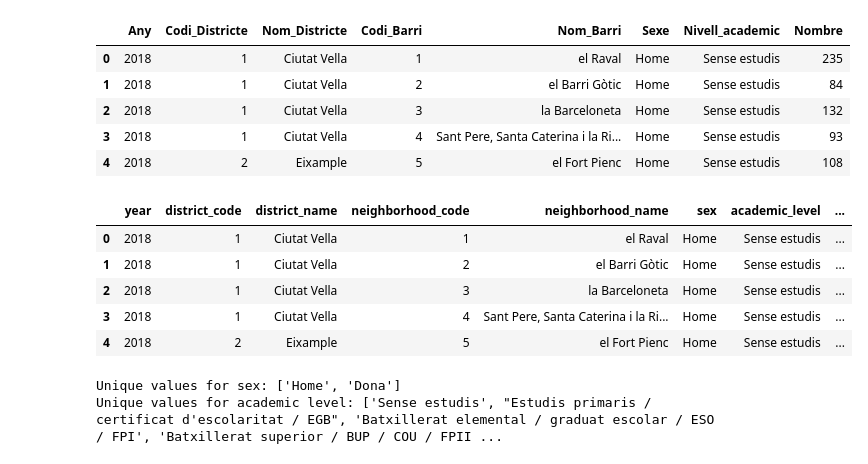
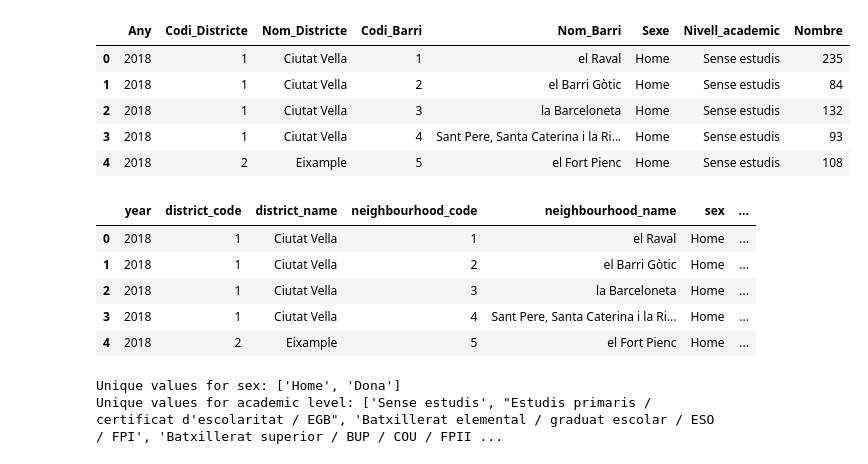
Before and after one commit to AntoniaVillarino/renting_airbnb_barcelona, a Jupyter notebook: academic_level_dataset_cleaning.ipynb, the cells around one changed output. Drawn from its saved outputs; the diff is of its cells as text; code cells hidden in the pictures.

Commit message:
Corrected typo in neighbourhood columns

```diff
--- a/academic_level_dataset_cleaning.ipynb
+++ b/academic_level_dataset_cleaning.ipynb
@@ -63,21 +63,21 @@ academic_level_df.head()
 # %%
 # translate the columns
 academic_level_df = academic_level_df.rename(columns={'Any':'year',
                    'Codi_Districte':'district_code',
                    'Nom_Districte':'district_name',
-                   'Codi_Barri':'neighborhood_code',
-                   'Nom_Barri':'neighborhood_name',
+                   'Codi_Barri':'neighbourhood_code',
+                   'Nom_Barri':'neighbourhood_name',
                    'Sexe':'sex',
                    'Nivell_academic':'academic_level',
                    'Nombre':'number' })
 academic_level_df.head()
 # %% [output]
-|  | year | district_code | district_name | neighborhood_code | neighborhood_name | sex | academic_level | ... |
-| 0 | 2018 | 1 | Ciutat Vella | 1 | el Raval | Home | Sense estudis | ... |
-| 1 | 2018 | 1 | Ciutat Vella | 2 | el Barri Gòtic | Home | Sense estudis | ... |
-| 2 | 2018 | 1 | Ciutat Vella | 3 | la Barceloneta | Home | Sense estudis | ... |
-| 3 | 2018 | 1 | Ciutat Vella | 4 | Sant Pere, Santa Caterina i la Ri... | Home | Sense estudis | ... |
-| 4 | 2018 | 2 | Eixample | 5 | el Fort Pienc | Home | Sense estudis | ... |
+|  | year | district_code | district_name | neighbourhood_code | neighbourhood_name | sex | ... |
+| 0 | 2018 | 1 | Ciutat Vella | 1 | el Raval | Home | ... |
+| 1 | 2018 | 1 | Ciutat Vella | 2 | el Barri Gòtic | Home | ... |
+| 2 | 2018 | 1 | Ciutat Vella | 3 | la Barceloneta | Home | ... |
+| 3 | 2018 | 1 | Ciutat Vella | 4 | Sant Pere, Santa Caterina i la Ri... | Home | ... |
+| 4 | 2018 | 2 | Eixample | 5 | el Fort Pienc | Home | ... |
 # %%
 # translate the sex and academic_level categories
 print(f"Unique values for sex: {academic_level_df['sex'].unique().tolist()}")
```
Also changed, not shown: parts of 5 cells of this notebook, 3 other files.
